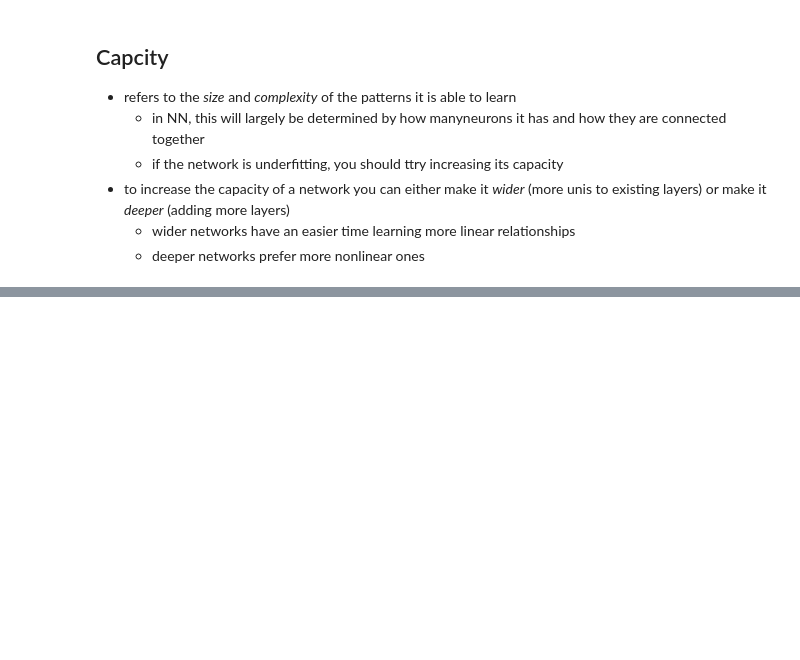
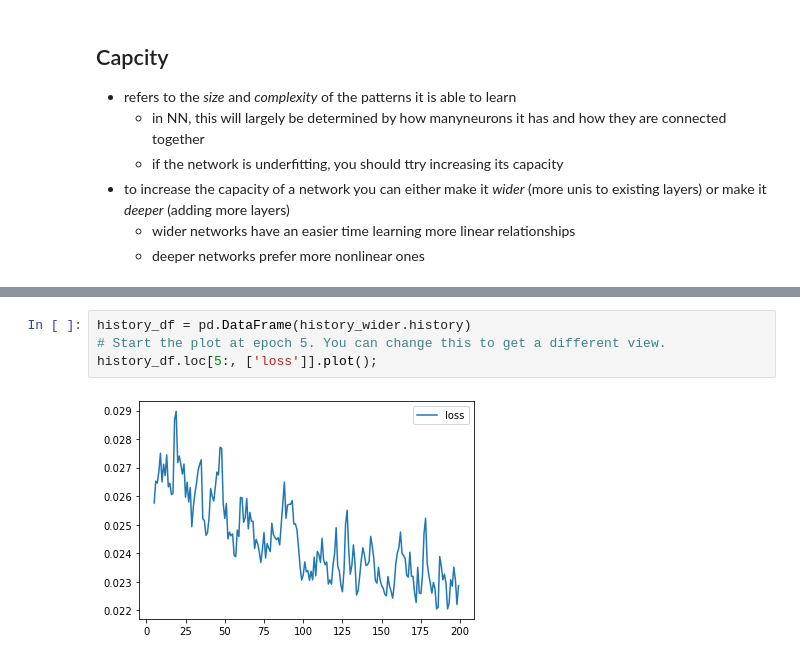
Before and after one commit to njuliacsouza/_Kaggle, a Jupyter notebook: 4_Overfitting_and_Underfitting.ipynb, the cells around one changed output, grey strips where cells are left out. Cells and saved outputs as stored; diff of their text form; blank space fills up the shorter version.

```diff
--- a/4_Overfitting_and_Underfitting.ipynb
+++ b/4_Overfitting_and_Underfitting.ipynb
@@ -56,0 +130,6 @@ deeper = keras.Sequential([
+# %%
+history_df = pd.DataFrame(history_wider.history)
+# Start the plot at epoch 5. You can change this to get a different view.
+history_df.loc[5:, ['loss']].plot();
+# %% [output]
+[figure, added]
```
Also changed, not shown: parts of 6 cells of this notebook, 1 other file.
